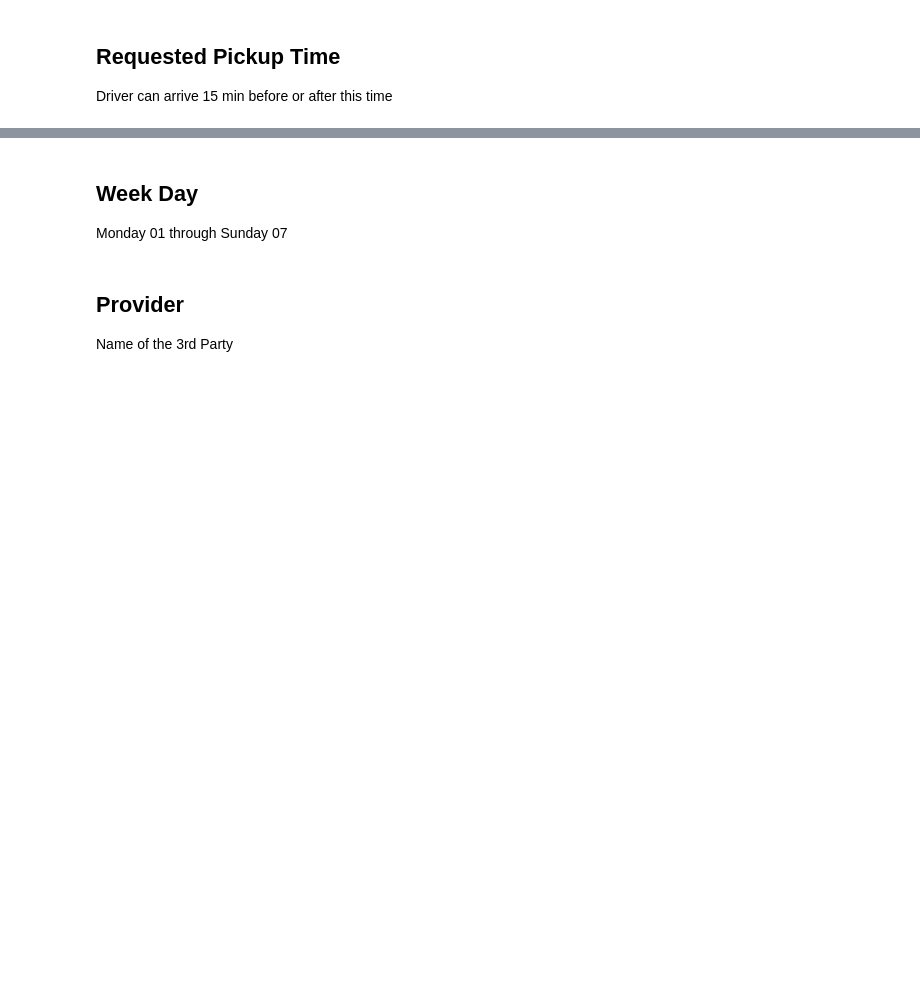
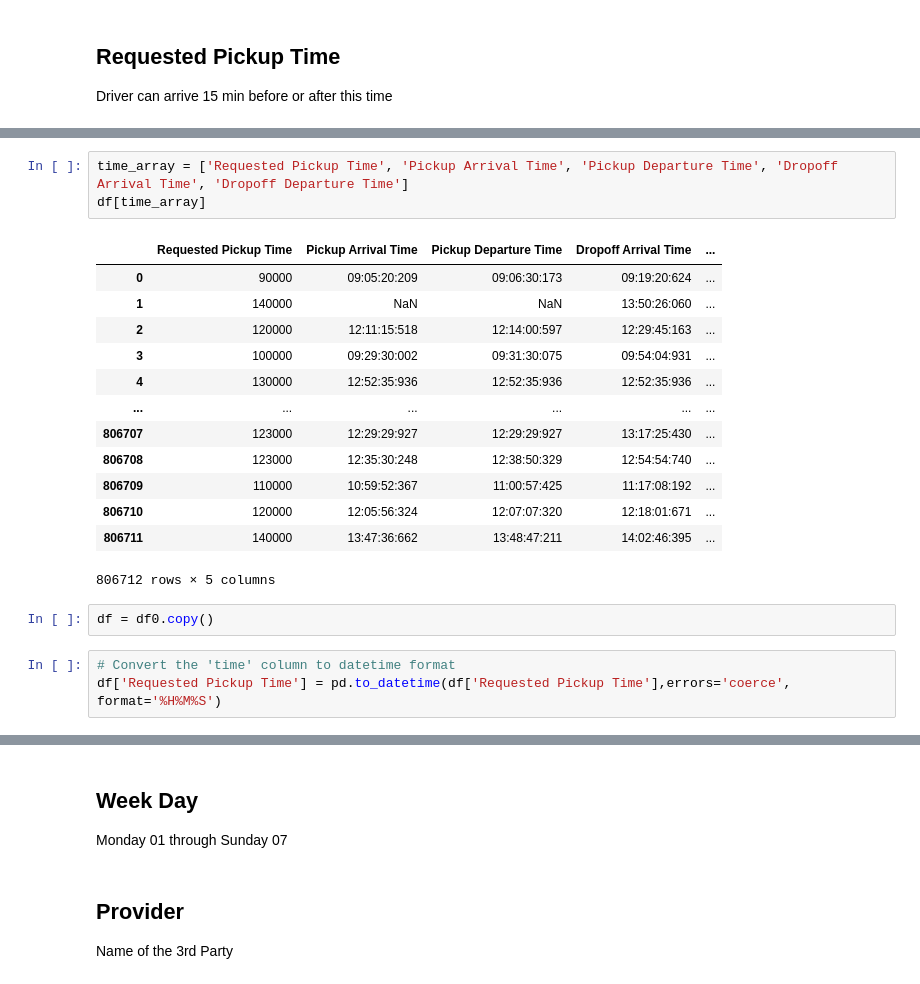
Before and after one commit to DavidAndres6870/HEAD-Competition, a Jupyter notebook: Second Clean.ipynb, the cells around one changed output, grey strips where cells are left out. Drawn from its saved outputs; the diff is of its cells as text; blank space fills up the shorter version.

```diff
--- a/Second Clean.ipynb
+++ b/Second Clean.ipynb
@@ -91,0 +159,22 @@ Driver can arrive 15 min before or after this time
+# %%
+time_array = ['Requested Pickup Time', 'Pickup Arrival Time', 'Pickup Departure Time', 'Dropoff Arrival Time', 'Dropoff Departure Time']
+df[time_array]
+# %% [output]
+|  | Requested Pickup Time | Pickup Arrival Time | Pickup Departure Time | Dropoff Arrival Time | ... |
+| 0 | 90000 | 09:05:20:209 | 09:06:30:173 | 09:19:20:624 | ... |
+| 1 | 140000 | NaN | NaN | 13:50:26:060 | ... |
+| 2 | 120000 | 12:11:15:518 | 12:14:00:597 | 12:29:45:163 | ... |
+| 3 | 100000 | 09:29:30:002 | 09:31:30:075 | 09:54:04:931 | ... |
+| 4 | 130000 | 12:52:35:936 | 12:52:35:936 | 12:52:35:936 | ... |
+| ... | ... | ... | ... | ... | ... |
+| 806707 | 123000 | 12:29:29:927 | 12:29:29:927 | 13:17:25:430 | ... |
+| 806708 | 123000 | 12:35:30:248 | 12:38:50:329 | 12:54:54:740 | ... |
+| 806709 | 110000 | 10:59:52:367 | 11:00:57:425 | 11:17:08:192 | ... |
+| 806710 | 120000 | 12:05:56:324 | 12:07:07:320 | 12:18:01:671 | ... |
+| 806711 | 140000 | 13:47:36:662 | 13:48:47:211 | 14:02:46:395 | ... |
+806712 rows × 5 columns
+# %%
+df = df0.copy()
+# %%
+# Convert the 'time' column to datetime format
+df['Requested Pickup Time'] = pd.to_datetime(df['Requested Pickup Time'],errors='coerce', format='%H%M%S')
```
Also changed, not shown: parts of 12 cells of this notebook.
